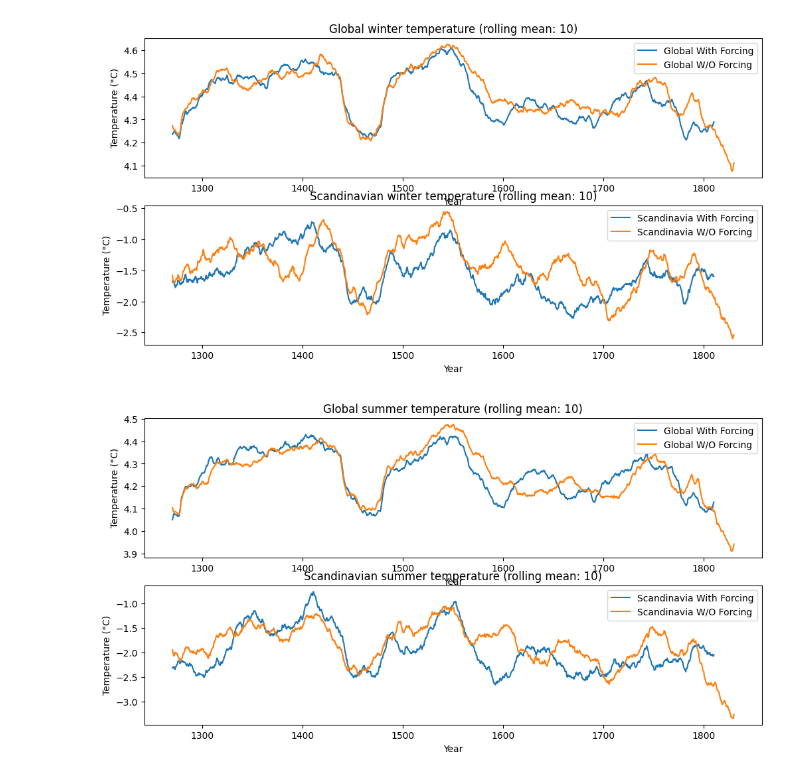
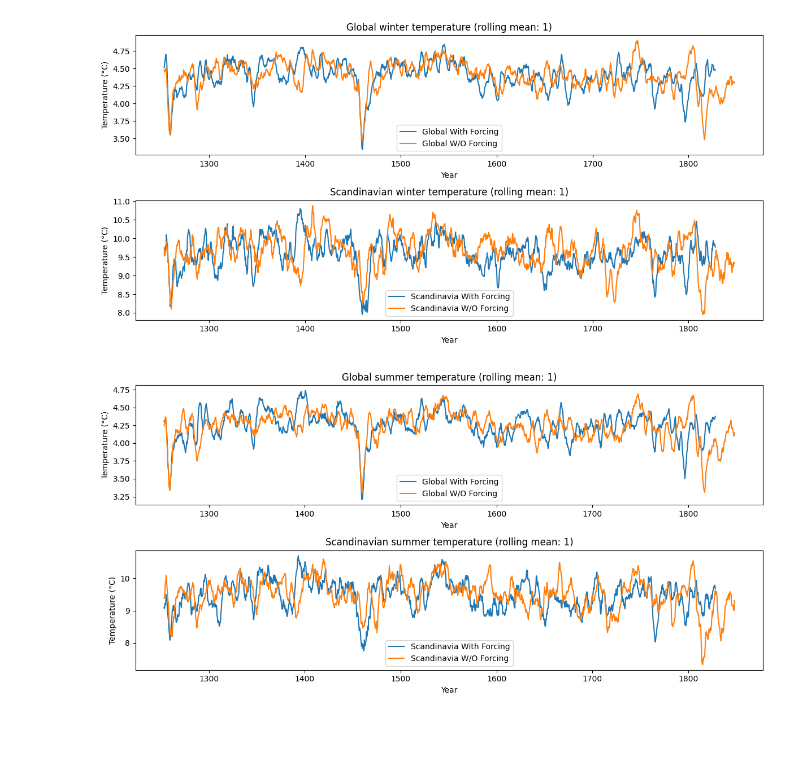
Before and after one commit to EliHHogemo/lia, a Jupyter notebook: Scandinavia_vs_globe_cold_temp.ipynb, the cells around one changed output. Cells and saved outputs as stored; diff of their text form; code cells hidden in the pictures; blank space fills up the shorter version.

```diff
--- a/Scandinavia_vs_globe_cold_temp.ipynb
+++ b/Scandinavia_vs_globe_cold_temp.ipynb
@@ -48,7 +64,7 @@ t2m_wof_lia = t2m_wof.sel(time=slice(f'{start_year}-01-01', f'{end_year}-12-31')
 global_mean_lia_wf = t2m_wf_lia['var167'].mean(dim=['lat', 'lon'])
 global_mean_lia_wof = t2m_wof_lia['var167'].mean(dim=['lat', 'lon'])
 
-rolling_years = 10
+rolling_years = 1
 rolling_months = rolling_years * 12
 
 smoothed_global_mean_wf = global_mean_lia_wf.rolling(time=rolling_months, center=True).mean()
@@ -100,0 +225,10 @@ plt.show()
+# %%
+scand_lat = slice(89, 0)
+scand_lon = slice(-10, 50)
+
+scand_lia_wf = t2m_wf_lia['var167'].sel(lat=scand_lat, lon = scand_lon).mean(dim=['lat', 'lon'])
+scand_lia_wof = t2m_wof_lia['var167'].sel(lat=scand_lat, lon = scand_lon).mean(dim=['lat', 'lon'])
+
+# Smooth with rolling mean
+scand_smoothed_wf = scand_lia_wf.rolling(time=rolling_months, center=True).mean()
+scand_smoothed_wof = scand_lia_wof.rolling(time=rolling_months, center=True).mean()
@@ -101 +269,11 @@ plt.show()
+# %%
+def cftime_to_decimal_year(dates):
+    decimal_years = []
+    for date in dates:
+        year = date.year
+        start_of_year = cftime.DatetimeNoLeap(year, 1, 1)
+        delta = date - start_of_year
+        decimal_year = year + delta.days / 365
+        decimal_years.append(decimal_year)
+    return np.array(decimal_years)
 # %%
@@ -116,32 +296,33 @@ scand_lia_wof_DJF = t2m_wof_lia_DJF.sel(lat=scand_lat, lon=scand_lon).mean(dim=[
 scand_smoothed_wf_DJF = scand_lia_wf_DJF.rolling(time=rolling_months, center=True).mean()
 scand_smoothed_wof_DJF = scand_lia_wof_DJF.rolling(time=rolling_months, center=True).mean()
 # %%
-x_wf_DJF = cftime_to_decimal_year(smoothed_global_mean_wf_DJF['time'].values)
-x_wof_DJF = cftime_to_decimal_year(smoothed_global_mean_wof_DJF['time'].values)
+x_wf_DJF = cftime_to_decimal_year(smoothed_global_mean_wf_DJF.time.values)
+x_wof_DJF = cftime_to_decimal_year(smoothed_global_mean_wof_DJF.time.values)
 
-x_scand_wf_DJF = cftime_to_decimal_year(scand_smoothed_wf_DJF['time'].values)
-x_scand_wof_DJF = cftime_to_decimal_year(scand_smoothed_wof_DJF['time'].values)
+x_scand_wf_DJF = cftime_to_decimal_year(scand_smoothed_wf_DJF.time.values)
+x_scand_wof_DJF = cftime_to_decimal_year(scand_smoothed_wof_DJF.time.values)
+
 
 fig, ax = plt.subplots(2,1, figsize=(12,6))
 
 ax[0].plot(x_wf_DJF, smoothed_global_mean_wf_DJF - 273.15, label='Global With Forcing')
 ax[0].plot(x_wof_DJF, smoothed_global_mean_wof_DJF - 273.15, label='Global W/O Forcing')
 ax[0].legend()
 ax[0].set_xlabel('Year')
 ax[0].set_ylabel('Temperature (°C)')
 ax[0].set_title(f'Global winter temperature (rolling mean: {rolling_years})')
 
 ax[1].plot(x_scand_wf_DJF, scand_smoothed_wf_DJF - 273.15, label='Scandinavia With Forcing')
 ax[1].plot(x_scand_wof_DJF, scand_smoothed_wof_DJF - 273.15, label='Scandinavia W/O Forcing')
 ax[1].legend()
 ax[1].set_xlabel('Year')
 ax[1].set_ylabel('Temperature (°C)')
 ax[1].set_title(f'Scandinavian winter temperature (rolling mean: {rolling_years})')
 
-plt.tight_layout
+plt.tight_layout()
 plt.show()
 # %% [output]
-[figure, old version]
+[figure, new version]
 # %%
 t2m_wf_lia_JJA = t2m_wf_JJA.sel(time=slice(f'{start_year}-01-01', f'{end_year}-12-31'))
 t2m_wof_lia_JJA = t2m_wof_JJA.sel(time=slice(f'{start_year}-01-01', f'{end_year}-12-31'))
@@ -182,7 +363,7 @@ ax[1].set_xlabel('Year')
 ax[1].set_ylabel('Temperature (°C)')
 ax[1].set_title(f'Scandinavian summer temperature (rolling mean: {rolling_years})')
 
-plt.tight_layout
+plt.tight_layout()
 plt.show()
 # %% [output]
-[figure, old version]
+[figure, new version]
```
Also changed, not shown: parts of 9 cells of this notebook.
